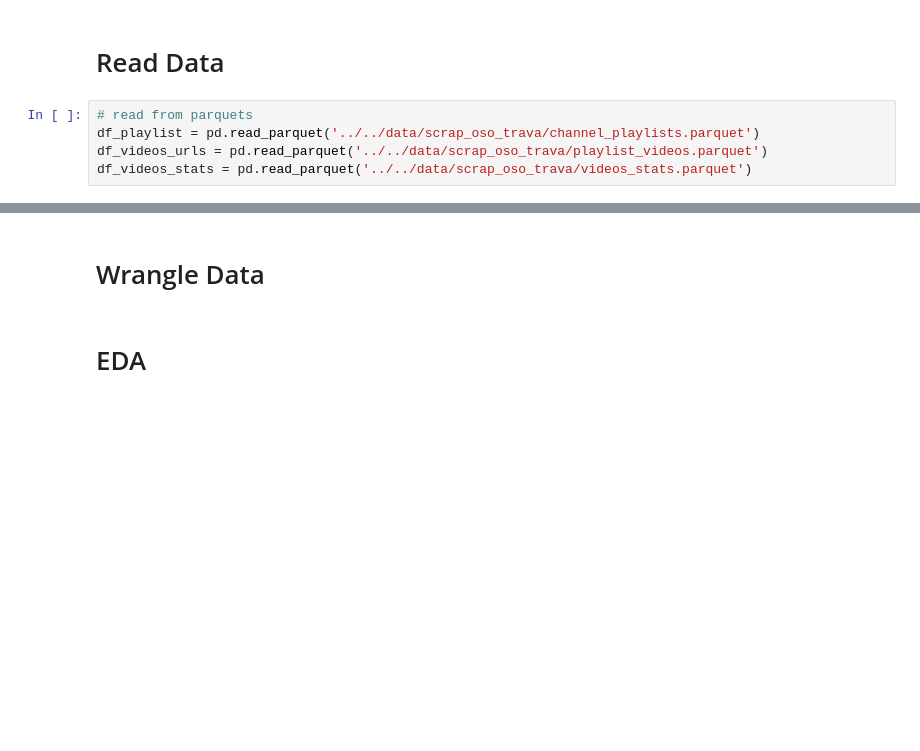
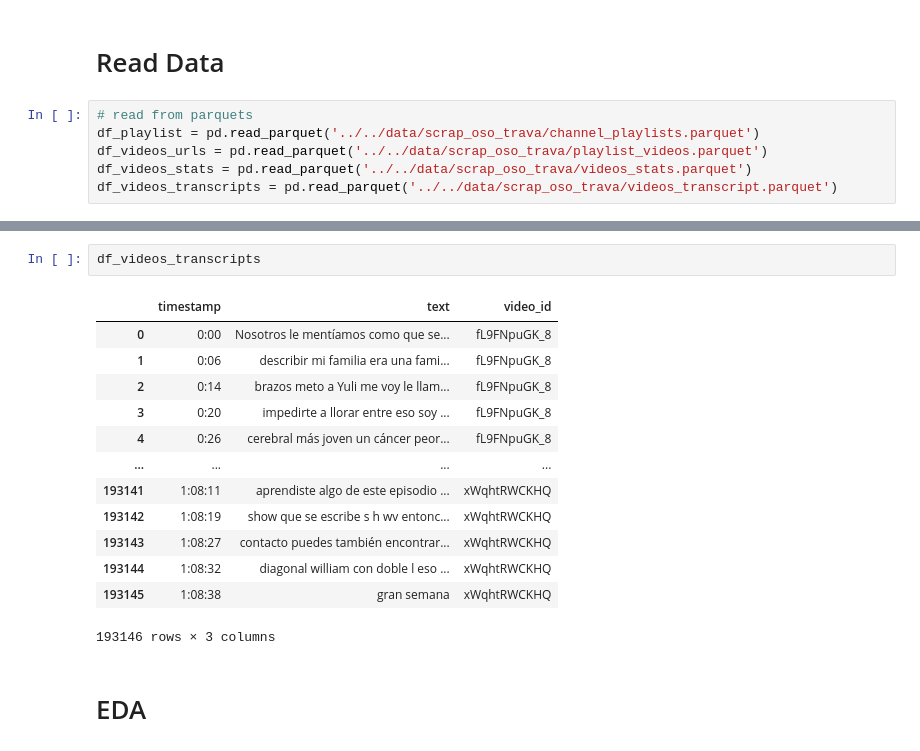
Before and after one commit to romanAVJ/mineria-mcd-itam-proy, a Jupyter notebook: src/notebooks/eda_data.ipynb, the cells around one changed output, grey strips where cells are left out. Drawn from its saved outputs; the diff is of its cells as text; blank space fills up the shorter version.

```diff
--- a/src/notebooks/eda_data.ipynb
+++ b/src/notebooks/eda_data.ipynb
@@ -21,6 +21,7 @@ from wordcloud import WordCloud, STOPWORDS, ImageColorGenerator
 df_playlist = pd.read_parquet('../../data/scrap_oso_trava/channel_playlists.parquet')
 df_videos_urls = pd.read_parquet('../../data/scrap_oso_trava/playlist_videos.parquet')
 df_videos_stats = pd.read_parquet('../../data/scrap_oso_trava/videos_stats.parquet')
+df_videos_transcripts = pd.read_parquet('../../data/scrap_oso_trava/videos_transcript.parquet')
 # %%
 df_playlist.head()
 # %% [output]
@@ -48,8 +49,22 @@ df_videos_stats.head()
 | 2 | 027NOppIrVQ | [chobi landeros, fernando landero... | none | PT1H38M35S | 363888 | 11248 | NaN | 0 | ... |
 | 3 | 2u6FeKJ-biw | [luis cervantes, luis cervantes c... | none | PT1H32M50S | 19170 | 455 | NaN | 0 | ... |
 | 4 | OGwMD9NMQMA | [javier morodo cracks podcast, ja... | none | PT1H46M | 15338 | 362 | NaN | 0 | ... |
-# %% [markdown]
-# Wrangle Data
+# %%
+df_videos_transcripts
+# %% [output]
+|  | timestamp | text | video_id |
+| 0 | 0:00 | Nosotros le mentíamos como que se... | fL9FNpuGK_8 |
+| 1 | 0:06 | describir mi familia era una fami... | fL9FNpuGK_8 |
+| 2 | 0:14 | brazos meto a Yuli me voy le llam... | fL9FNpuGK_8 |
+| 3 | 0:20 | impedirte a llorar entre eso soy ... | fL9FNpuGK_8 |
+| 4 | 0:26 | cerebral más joven un cáncer peor... | fL9FNpuGK_8 |
+| ... | ... | ... | ... |
+| 193141 | 1:08:11 | aprendiste algo de este episodio ... | xWqhtRWCKHQ |
+| 193142 | 1:08:19 | show que se escribe s h wv entonc... | xWqhtRWCKHQ |
+| 193143 | 1:08:27 | contacto puedes también encontrar... | xWqhtRWCKHQ |
+| 193144 | 1:08:32 | diagonal william con doble l eso ... | xWqhtRWCKHQ |
+| 193145 | 1:08:38 | gran semana | xWqhtRWCKHQ |
+193146 rows × 3 columns
 # %% [markdown]
 # EDA
 # %% [markdown]
```
Also changed, not shown: parts of 21 cells of this notebook.
